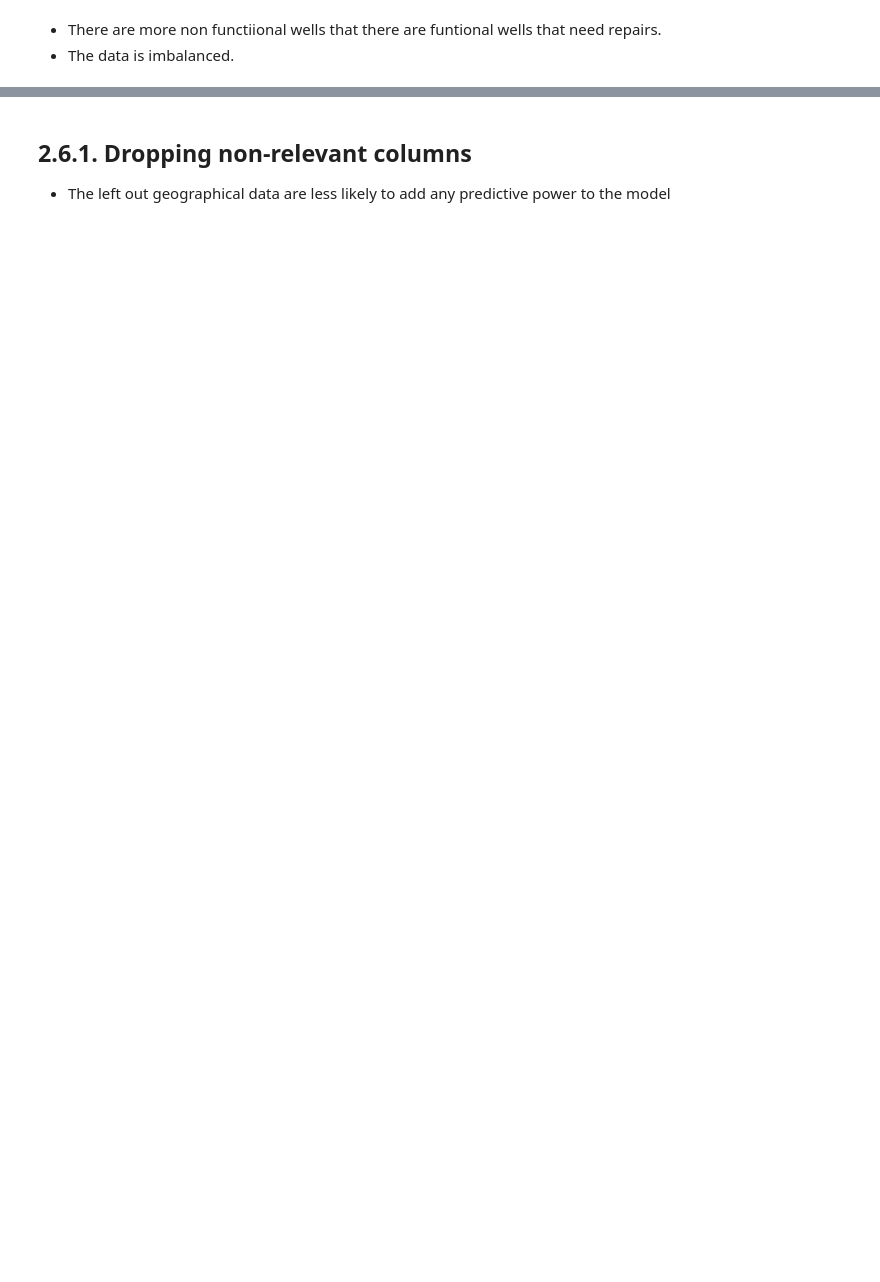
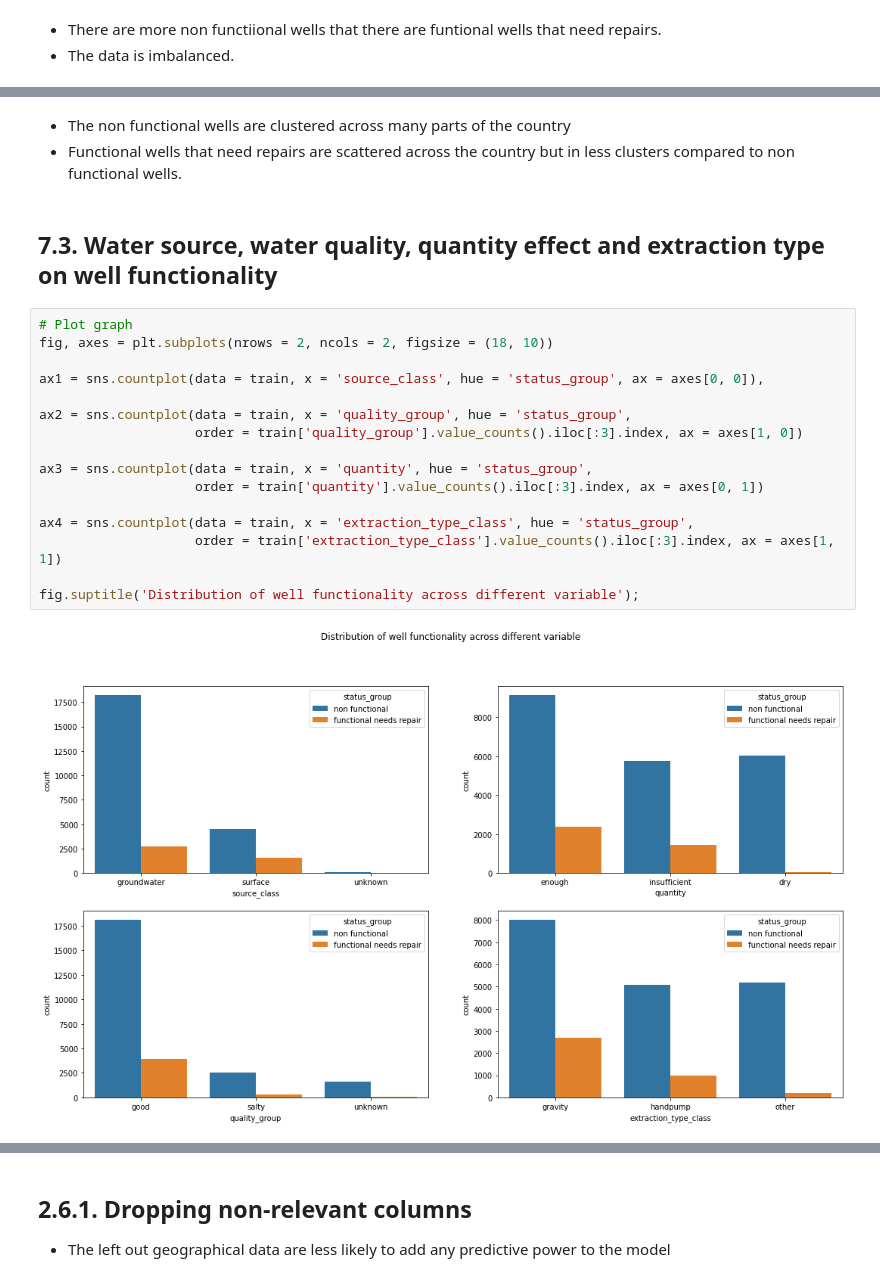
Before and after one commit to MercyNgila/Tanzanian-Water-Pump-Status, a Jupyter notebook: Pump It Up Notebook.ipynb, the cells around one changed output, grey strips where cells are left out. Saved outputs shown, nothing was run; the diff lists cells and outputs as text; blank space fills up the shorter version.

```diff
--- a/Pump It Up Notebook.ipynb
+++ b/Pump It Up Notebook.ipynb
@@ -963,0 +880,23 @@ del df
+# %% [markdown]
+- The non functional wells are clustered across many parts of the country
+- Functional wells that need repairs are scattered across the country but in less clusters compared to non functional wells.
+# %% [markdown]
+## 7.3. Water source, water quality, quantity effect and extraction type on well functionality
+# %%
+# Plot graph
+fig, axes = plt.subplots(nrows = 2, ncols = 2, figsize = (18, 10))
+
+ax1 = sns.countplot(data = train, x = 'source_class', hue = 'status_group', ax = axes[0, 0]),
+
+ax2 = sns.countplot(data = train, x = 'quality_group', hue = 'status_group',
+                    order = train['quality_group'].value_counts().iloc[:3].index, ax = axes[1, 0])
+
+ax3 = sns.countplot(data = train, x = 'quantity', hue = 'status_group',
+                    order = train['quantity'].value_counts().iloc[:3].index, ax = axes[0, 1])
+
+ax4 = sns.countplot(data = train, x = 'extraction_type_class', hue = 'status_group',
+                    order = train['extraction_type_class'].value_counts().iloc[:3].index, ax = axes[1, 1])
+
+fig.suptitle('Distribution of well functionality across different variable');
+# %% [output]
+[figure, added]
```
Also changed, not shown: parts of 89 cells of this notebook.
